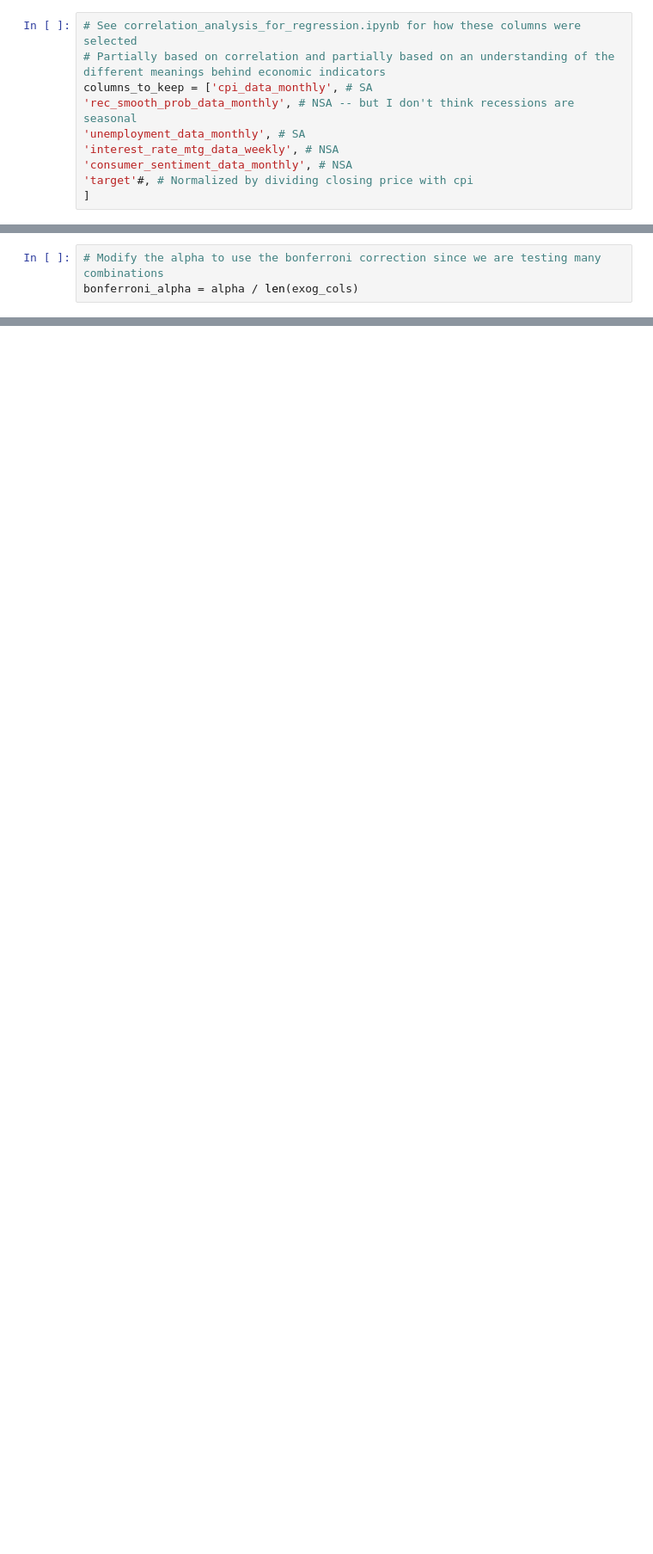
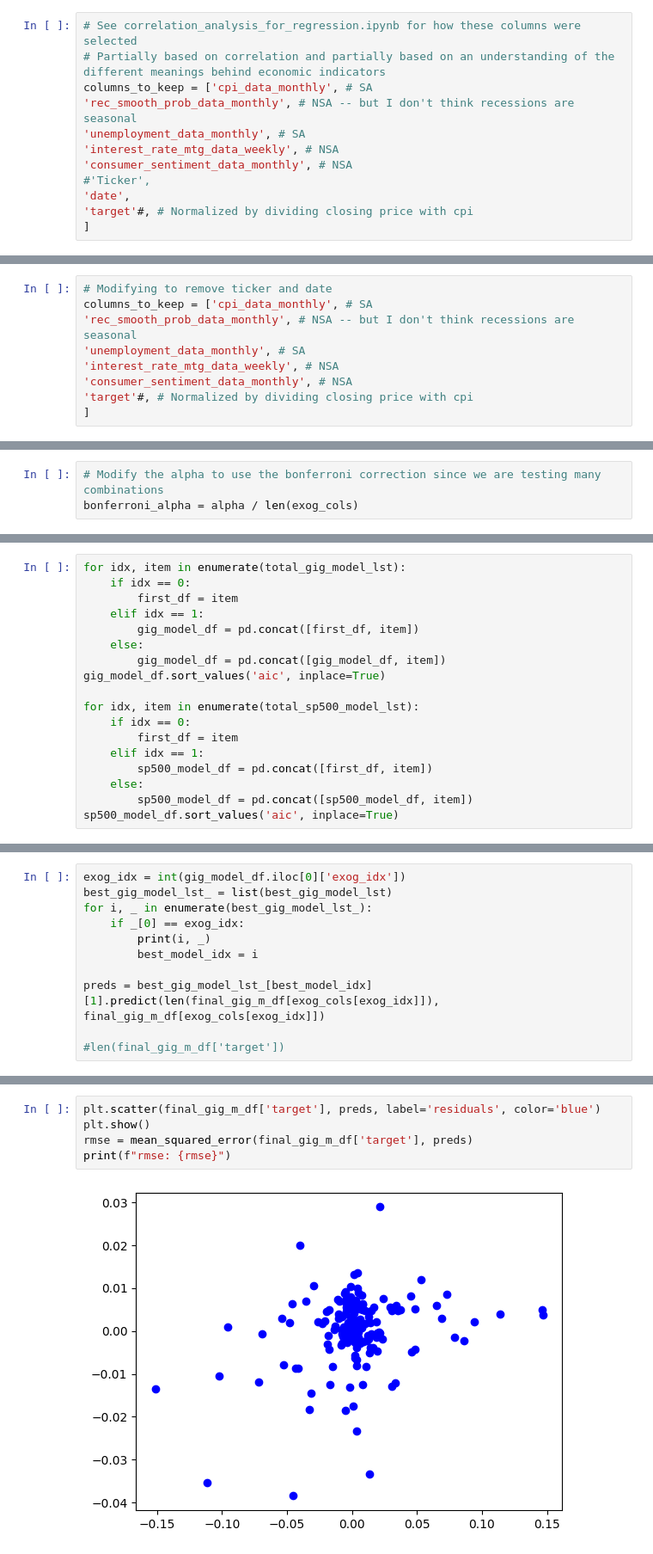
Before and after one commit to milleau98/2026-gig-data-analysis, a Jupyter notebook: notebooks/data-analyses/regression_analysis.ipynb, the cells around one changed output, grey strips where cells are left out. Shown at 86% size. Drawn from its saved outputs; the diff is of its cells as text; blank space fills up the shorter version.

```diff
--- a/notebooks/data-analyses/regression_analysis.ipynb
+++ b/notebooks/data-analyses/regression_analysis.ipynb
@@ -26,6 +39,8 @@ columns_to_keep = ['cpi_data_monthly', # SA
 'unemployment_data_monthly', # SA
 'interest_rate_mtg_data_weekly', # NSA
 'consumer_sentiment_data_monthly', # NSA
+#'Ticker',
+'date',
 'target'#, # Normalized by dividing closing price with cpi
 ]
 # %%
@@ -37,3 +131,12 @@ final_sp500_m_df = final_sp500_m_df[columns_to_keep]
+# %%
+# Modifying to remove ticker and date
+columns_to_keep = ['cpi_data_monthly', # SA
+'rec_smooth_prob_data_monthly', # NSA -- but I don't think recessions are seasonal
+'unemployment_data_monthly', # SA
+'interest_rate_mtg_data_weekly', # NSA
+'consumer_sentiment_data_monthly', # NSA
+'target'#, # Normalized by dividing closing price with cpi
+]
 # %%
 # In order to run the ARIMAX regression, I need to check for stationarity among all variables, including the endogenous variable (target)
 # Interpreting the Results - Taken from (https://www.geeksforgeeks.org/machine-learning/augmented-dickey-fuller-adf/)
@@ -111,0 +437,18 @@ for exog_col in exog_cols:
+# %%
+for idx, item in enumerate(total_gig_model_lst):
+    if idx == 0:
+        first_df = item
+    elif idx == 1:
+        gig_model_df = pd.concat([first_df, item])
+    else:
+        gig_model_df = pd.concat([gig_model_df, item])
+gig_model_df.sort_values('aic', inplace=True)
+
+for idx, item in enumerate(total_sp500_model_lst):
+    if idx == 0:
+        first_df = item
+    elif idx == 1:
+        sp500_model_df = pd.concat([first_df, item])
+    else:
+        sp500_model_df = pd.concat([sp500_model_df, item])
+sp500_model_df.sort_values('aic', inplace=True)
@@ -111,0 +519,11 @@ for exog_col in exog_cols:
+# %%
+exog_idx = int(gig_model_df.iloc[0]['exog_idx'])
+best_gig_model_lst_ = list(best_gig_model_lst)
+for i, _ in enumerate(best_gig_model_lst_):
+    if _[0] == exog_idx:
+        print(i, _)
+        best_model_idx = i
+
+preds = best_gig_model_lst_[best_model_idx][1].predict(len(final_gig_m_df[exog_cols[exog_idx]]), final_gig_m_df[exog_cols[exog_idx]])
+
+#len(final_gig_m_df['target'])
@@ -111,0 +607,7 @@ for exog_col in exog_cols:
+# %%
+plt.scatter(final_gig_m_df['target'], preds, label='residuals', color='blue')
+plt.show()
+rmse = mean_squared_error(final_gig_m_df['target'], preds)
+print(f"rmse: {rmse}")
+# %% [output]
+[figure, added]
```
Also changed, not shown: parts of 31 cells of this notebook, 10 other files.
